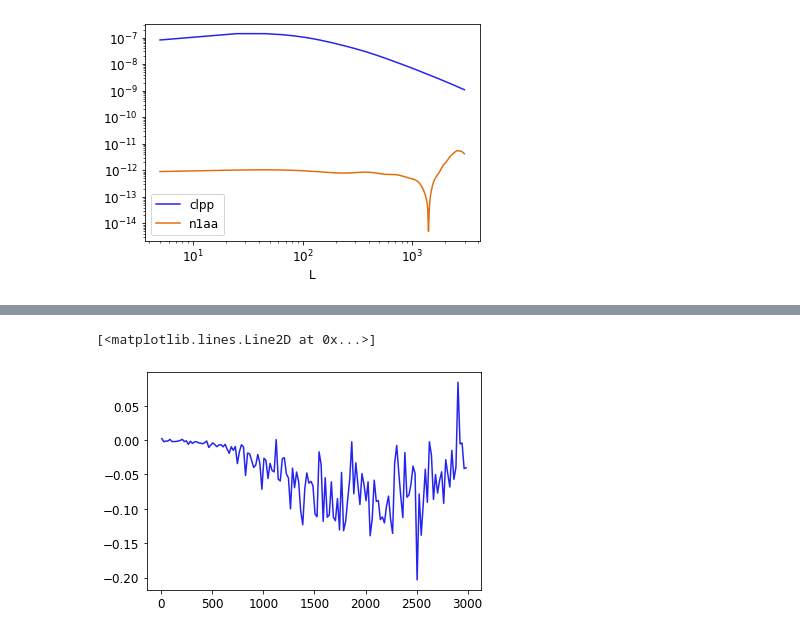
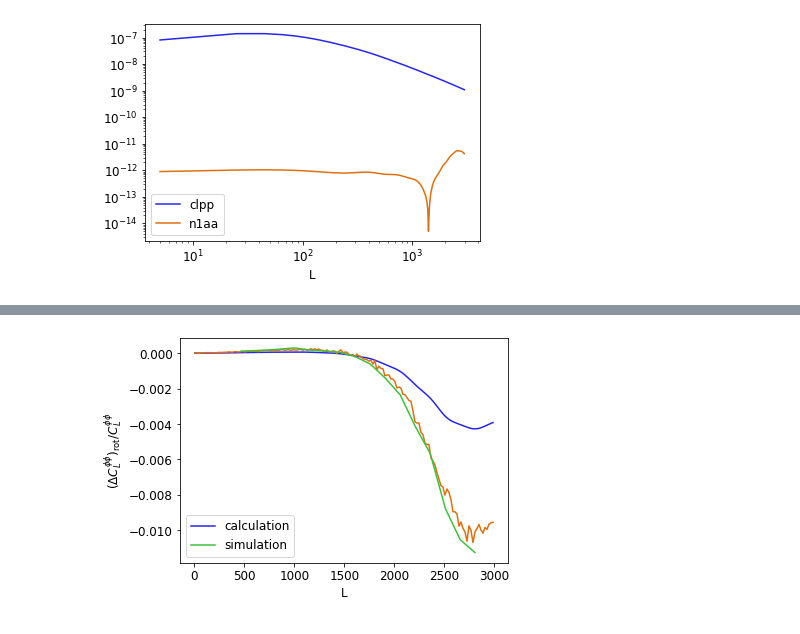
Before and after one commit to HongboCai/lens_rot_bias, a Jupyter notebook: notebooks_new/new_N1aa.ipynb, the cells around one changed output, grey strips where cells are left out. Drawn from its saved outputs; the diff is of its cells as text; code cells hidden in the pictures.

```diff
--- a/notebooks_new/new_N1aa.ipynb
+++ b/notebooks_new/new_N1aa.ipynb
@@ -144,6 +144,7 @@ plt.yscale('log')
 # %%
 # Then calcute the correct Al_eb
 # %%
-data = pd.read_csv(main_path + 'notebooks/CMB_S4_30_3000_n.csv')
-bias = ((data['EB_rot_reckap_x_reckap']-data['EB_reckap_x_reckap'])-(data['EB_rot_rdn0']-data['EB_rdn0']))/\
-                 data['EB_inkap_x_inkap']
+# data = pd.read_csv(main_path + 'notebooks/CMB_S4_30_3000_n.csv')
+# bias = ((data['EB_rot_reckap_x_reckap']-data['EB_reckap_x_reckap'])-(data['EB_rot_rdn0']-data['EB_rdn0']))/\
+#                  data['EB_inkap_x_inkap']
+data = np.loadtxt(main_path + 'notebooks_new/paper_data.txt')
@@ -184,7 +169,16 @@ array([ 6.29428288e-15,  1.52874080e-17,  1.54330446e-18,  3.52634488e-19,
 # %%
-n1aa_integral =  np.loadtxt(main_path+'/output/N1aa/N1aa_CMB_S3_30_3000.dat')
+A_cb = 1e-07
+n1aa_integral =  np.loadtxt(main_path+'/output/N1aa/N1aa_90_%s_CMB_S4_30_3000.dat' %A_cb)
+# n1aa_integral =  np.loadtxt(main_path+'/output/N1aa/N1aa_0_%s_CMB_S3_30_3000.dat' %A_cb)
 # %%
-plt.plot(Ls, n1aa_integral[Ls]/clpp[Ls]/(2.72e8))
+plt.plot(Ls, ((Al_eb/ells**2)**2)[Ls]*n1aa[Ls]/clpp[Ls], label='calculation')
+plt.plot(Ls, n1aa_integral[Ls]/clpp[Ls])
+plt.plot(data[:, 0], data[:, 1], label='simulation')
+# plt.plot(data['L'], bias, label='simulation')
+plt.legend()
+plt.xlabel('L')
+plt.ylabel('$({\Delta}C_L^{\phi \phi})_{\mathrm{rot}}/C_L^{\phi \phi}$')
+plt.tight_layout()
+plt.savefig(main_path + '/notebooks_new/compare.png')
 # %% [output]
-[<matplotlib.lines.Line2D at 0x...>]
-[figure, old version]
+[figure, new version]
```
Also changed, not shown: parts of 5 cells of this notebook, 32 other files.
